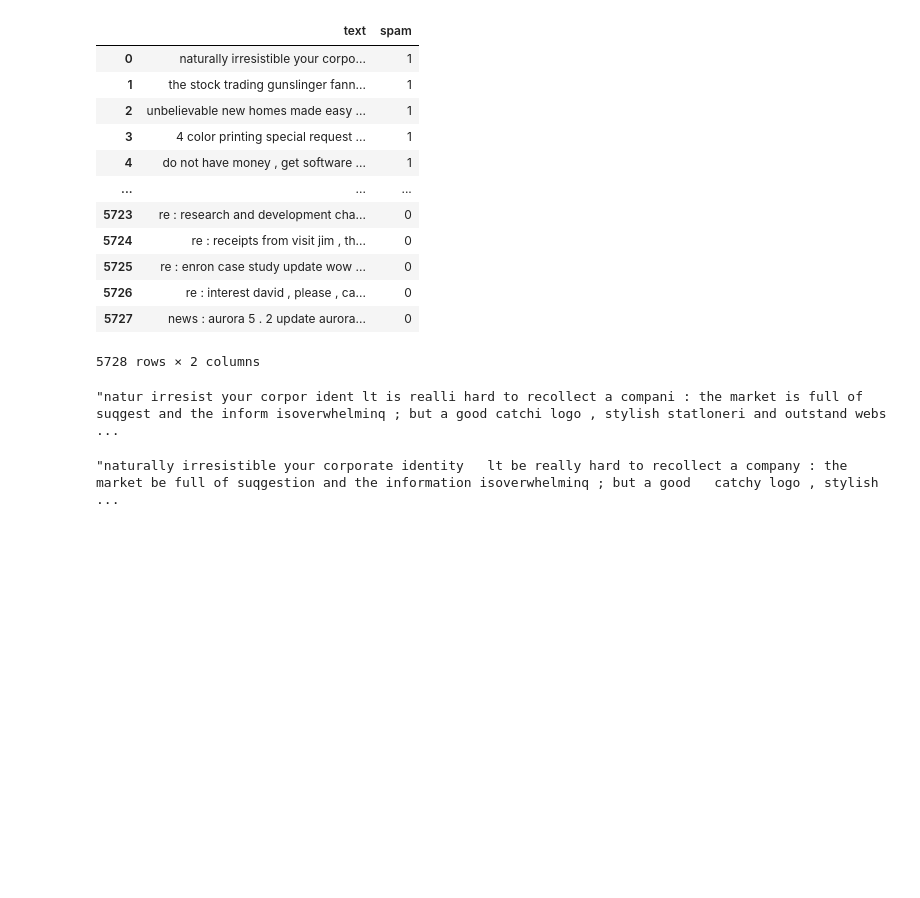
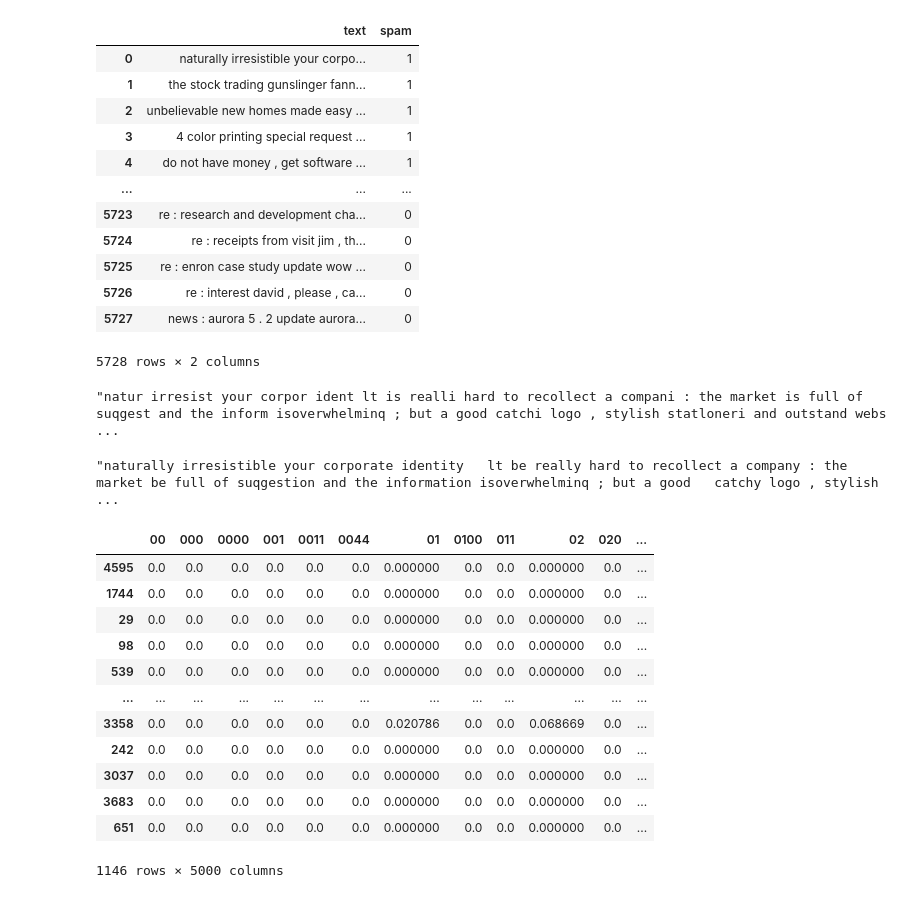
Before and after one commit to ANGELLOPARR/csc466-project, a Jupyter notebook: NLP_Exercise.ipynb, the cells around one changed output. Saved outputs shown, nothing was run; the diff lists cells and outputs as text; code cells hidden in the pictures; blank space fills up the shorter version.

Commit message:
Finish vectorization, build and train model

```diff
--- a/NLP_Exercise.ipynb
+++ b/NLP_Exercise.ipynb
@@ -90,8 +95,8 @@ lemmatize_text(dataset.iloc[0]['text'])
 "naturally irresistible your corporate identity   lt be really hard to recollect a company : the   market be full of suqgestion and the information isoverwhelminq ; but a good   catchy logo , stylish  ...
 # %%
 corpus = dataset['text'].values
-stemmed_corpus = [stem_text(document) for document in corpus]
-lemmed_corpus = [lemmatize_text(document) for document in corpus]
+stemmed_corpus = [stem_text(document) for document in tqdm(corpus)]
+lemmed_corpus = [lemmatize_text(document) for document in tqdm(corpus)]
 # %%
 stemmed_df = dataset.copy(deep=True)
 stemmed_df['stemmed'] = stemmed_corpus
@@ -113,7 +118,28 @@ X_train_lemmed, X_test_lemmed, t_train_lemmed, t_test_lemmed = train_test_split(
 # %%
 stemmed_vectorizer = TfidfVectorizer(max_features=5000, stop_words='english')
 
 stemmed_vectorizer.fit(X_train_stemmed)
 
-X_train_stemmed = stemmed_vectorizer.transform(X_train_stemmed)
-X_test_stemmed = stemmed_vectorizer.transform(X_test_stemmed)
+X2_train_stemmed = stemmed_vectorizer.transform(X_train_stemmed)
+X2_test_stemmed = stemmed_vectorizer.transform(X_test_stemmed)
+X2_train_stemmed = pd.DataFrame(X2_train_stemmed.todense(),
+                                columns=stemmed_vectorizer.get_feature_names(),
+                                index=X_train_stemmed.index)
+X2_test_stemmed = pd.DataFrame(X2_test_stemmed.todense(),
+                               columns=stemmed_vectorizer.get_feature_names(),
+                               index=X_test_stemmed.index)
+X2_test_stemmed
+# %% [output]
+|  | 00 | 000 | 0000 | 001 | 0011 | 0044 | 01 | 0100 | 011 | 02 | 020 | ... |
+| 4595 | 0.0 | 0.0 | 0.0 | 0.0 | 0.0 | 0.0 | 0.000000 | 0.0 | 0.0 | 0.000000 | 0.0 | ... |
+| 1744 | 0.0 | 0.0 | 0.0 | 0.0 | 0.0 | 0.0 | 0.000000 | 0.0 | 0.0 | 0.000000 | 0.0 | ... |
+| 29 | 0.0 | 0.0 | 0.0 | 0.0 | 0.0 | 0.0 | 0.000000 | 0.0 | 0.0 | 0.000000 | 0.0 | ... |
+| 98 | 0.0 | 0.0 | 0.0 | 0.0 | 0.0 | 0.0 | 0.000000 | 0.0 | 0.0 | 0.000000 | 0.0 | ... |
+| 539 | 0.0 | 0.0 | 0.0 | 0.0 | 0.0 | 0.0 | 0.000000 | 0.0 | 0.0 | 0.000000 | 0.0 | ... |
+| ... | ... | ... | ... | ... | ... | ... | ... | ... | ... | ... | ... | ... |
+| 3358 | 0.0 | 0.0 | 0.0 | 0.0 | 0.0 | 0.0 | 0.020786 | 0.0 | 0.0 | 0.068669 | 0.0 | ... |
+| 242 | 0.0 | 0.0 | 0.0 | 0.0 | 0.0 | 0.0 | 0.000000 | 0.0 | 0.0 | 0.000000 | 0.0 | ... |
+| 3037 | 0.0 | 0.0 | 0.0 | 0.0 | 0.0 | 0.0 | 0.000000 | 0.0 | 0.0 | 0.000000 | 0.0 | ... |
+| 3683 | 0.0 | 0.0 | 0.0 | 0.0 | 0.0 | 0.0 | 0.000000 | 0.0 | 0.0 | 0.000000 | 0.0 | ... |
+| 651 | 0.0 | 0.0 | 0.0 | 0.0 | 0.0 | 0.0 | 0.000000 | 0.0 | 0.0 | 0.000000 | 0.0 | ... |
+1146 rows × 5000 columns
```
Also changed, not shown: parts of 11 cells of this notebook.
